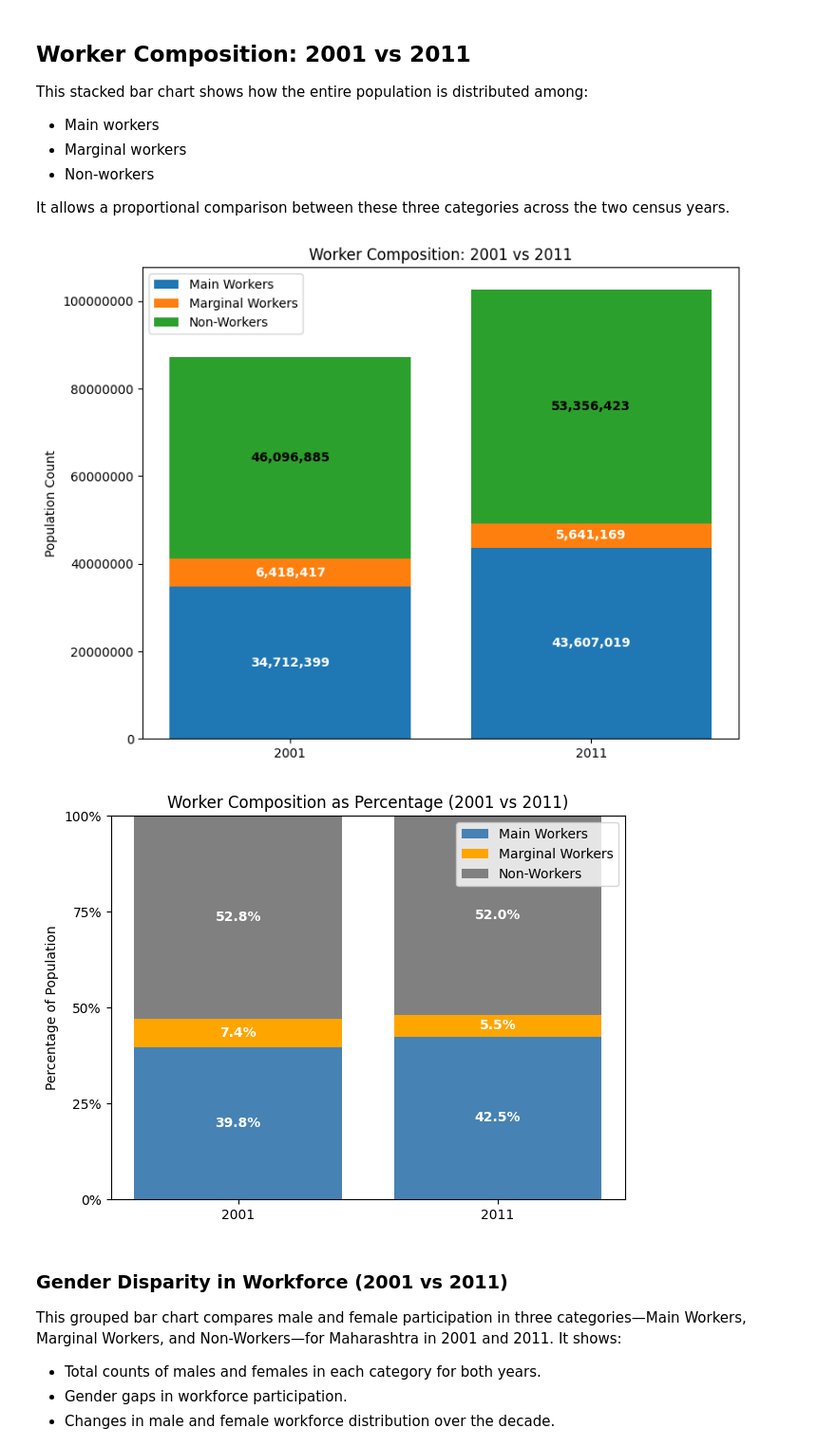
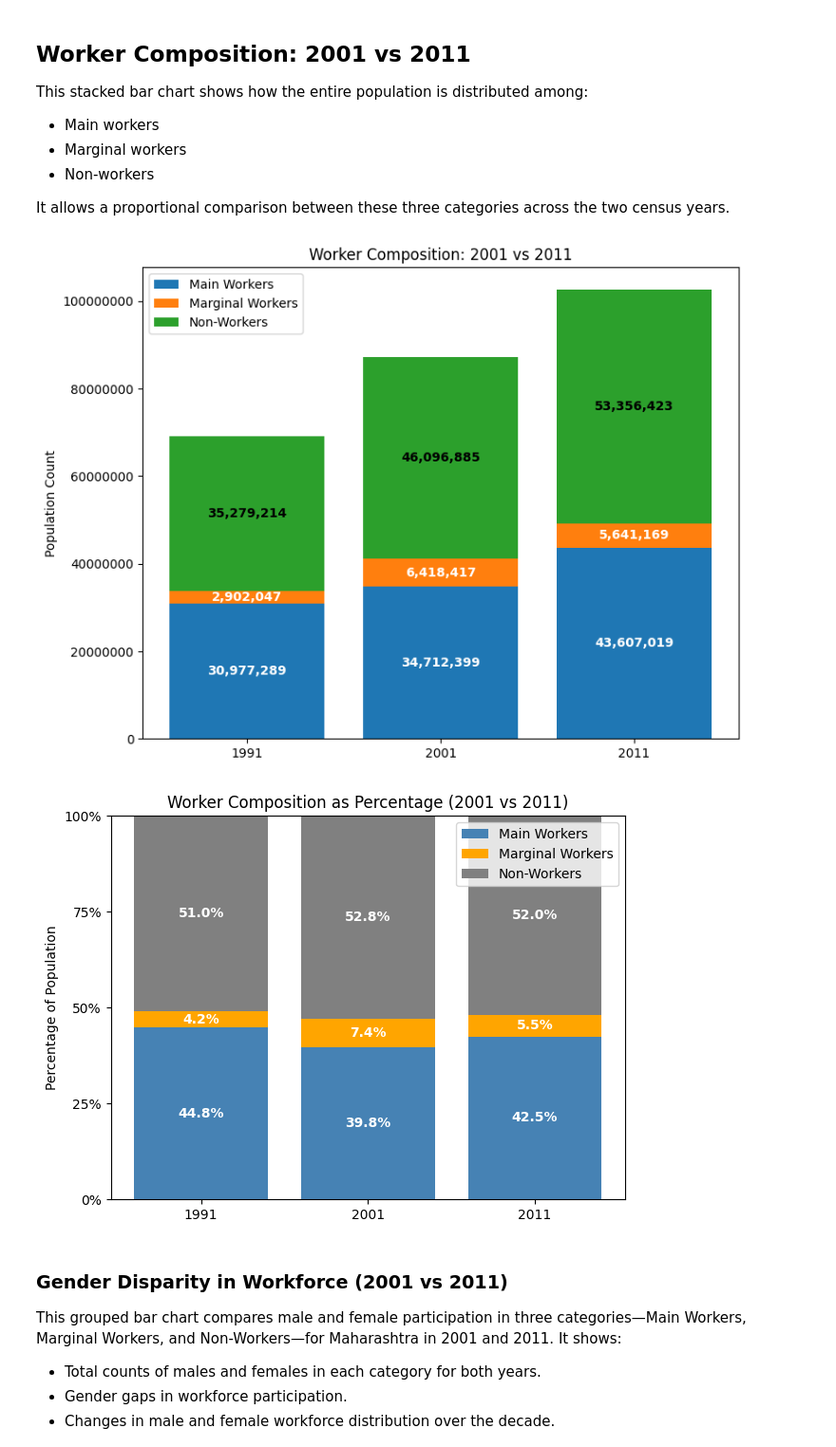
Before and after one commit to MrSaltyFish/census-data-analytics, a Jupyter notebook: Maharashtra_Comparison.ipynb, the cells around one changed output. Shown at 95% size. Saved outputs shown, nothing was run; the diff lists cells and outputs as text; code cells hidden in the pictures.

```diff
--- a/Maharashtra_Comparison.ipynb
+++ b/Maharashtra_Comparison.ipynb
@@ -127,6 +160,10 @@ None
 ### Column Dropping: Dropping irrelavant columns
 # %%
 # Dropping columns
+columns_to_drop_91 = ['Table_Name', 'State_Code']
+age_workforce_91.drop(columns=columns_to_drop_91, inplace=True)
+age_workforce_91.reset_index(drop=True, inplace=True)
+
 columns_to_drop_01 = ['Table_Name', 'State_Code']
 age_workforce_01.drop(columns=columns_to_drop_01, inplace=True)
 age_workforce_01.reset_index(drop=True, inplace=True)
@@ -192,7 +251,7 @@ Removing missing data (many '0's in the rows, eg. Mumbai (Suburban) -> Rural)
 # %%
 cleaned_dfs = []
 
-for df in [age_workforce_11, age_workforce_01]:
+for df in [age_workforce_91, age_workforce_11, age_workforce_01]:
     df = df.copy()  # avoid side-effects on original
 
     id_columns = ['District_Code', 'Area_Name', 'Total_Rural_Urban', 'Age_Group']
@@ -214,9 +273,10 @@ for df in [age_workforce_11, age_workforce_01]:
     cleaned_dfs.append(df)
 
 # Unpack cleaned DataFrames
-age_workforce_11, age_workforce_01 = cleaned_dfs
+age_workforce_91, age_workforce_11, age_workforce_01 = cleaned_dfs
 
 ################ Resetting Index ##############
+age_workforce_91.reset_index(drop=True, inplace=True)
 age_workforce_01.reset_index(drop=True, inplace=True)
 age_workforce_11.reset_index(drop=True, inplace=True)
 # %% [markdown]
@@ -228,6 +302,14 @@ columns_to_encode = ['Total_Rural_Urban', 'Age_Group', 'Area_Name']
 encoders = {}
 
 for col in columns_to_encode:
+    # Encode and store for 1991
+    le_91 = LabelEncoder()
+    age_workforce_91[col] = le_91.fit_transform(age_workforce_91[col])
+    encoders[f'{col}_91'] = le_91
+    print(f"\n1991 - Mappings for column '{col}':")
+    for i, label in enumerate(le_91.classes_):
+        print(f"  {label} -> {i}")
+
     # Encode and store for 2001
     le_01 = LabelEncoder()
     age_workforce_01[col] = le_01.fit_transform(age_workforce_01[col])
@@ -369,10 +499,10 @@ This stacked bar chart shows how the entire population is distributed among:
 It allows a proportional comparison between these three categories across the two census years.
 # %%
 # Combine data by summing relevant fields
-main = [age_workforce_01['Main_Workers_Persons'].sum(), age_workforce_11['Main_Workers_Persons'].sum()]
-marginal = [age_workforce_01['Marginal_0_to_6_Persons'].sum(), age_workforce_11['Marginal_0_to_6_Persons'].sum()]
-non = [age_workforce_01['Non_Workers_Total_Persons'].sum(), age_workforce_11['Non_Workers_Total_Persons'].sum()]
-years = ['2001', '2011']
+main = [age_workforce_91['Main_Workers_Persons'].sum(), age_workforce_01['Main_Workers_Persons'].sum(), age_workforce_11['Main_Workers_Persons'].sum()]
+marginal = [age_workforce_91['Marginal_0_to_6_Persons'].sum(), age_workforce_01['Marginal_0_to_6_Persons'].sum(), age_workforce_11['Marginal_0_to_6_Persons'].sum()]
+non = [age_workforce_91['Non_Workers_Total_Persons'].sum(), age_workforce_01['Non_Workers_Total_Persons'].sum(), age_workforce_11['Non_Workers_Total_Persons'].sum()]
+years = ['1991', '2001', '2011']
 
 fig, ax = plt.subplots(figsize=(8, 6))
 
@@ -395,41 +525,41 @@ ax.legend()
 plt.tight_layout()
 plt.show()
 # %% [output]
-[figure, old version]
+[figure, new version]
 # %%
 # Step 1: Get raw values
-main = [age_workforce_01['Main_Workers_Persons'].sum(), age_workforce_11['Main_Workers_Persons'].sum()]
-marginal = [age_workforce_01['Marginal_0_to_6_Persons'].sum(), age_workforce_11['Marginal_0_to_6_Persons'].sum()]
-non = [age_workforce_01['Non_Workers_Total_Persons'].sum(), age_workforce_11['Non_Workers_Total_Persons'].sum()]
-years = ['2001', '2011']
+main = [age_workforce_91['Main_Workers_Persons'].sum(), age_workforce_01['Main_Workers_Persons'].sum(), age_workforce_11['Main_Workers_Persons'].sum()]
+marginal = [age_workforce_91['Marginal_0_to_6_Persons'].sum(), age_workforce_01['Marginal_0_to_6_Persons'].sum(), age_workforce_11['Marginal_0_to_6_Persons'].sum()]
+non = [age_workforce_91['Non_Workers_Total_Persons'].sum(), age_workforce_01['Non_Workers_Total_Persons'].sum(), age_workforce_11['Non_Workers_Total_Persons'].sum()]
+years = ['1991', '2001', '2011']
 
 # Step 2: Convert to percentages
-totals = [main[i] + marginal[i] + non[i] for i in range(2)]
-main_pct = [main[i] / totals[i] for i in range(2)]
-marginal_pct = [marginal[i] / totals[i] for i in range(2)]
-non_pct = [non[i] / totals[i] for i in range(2)]
+totals = [main[i] + marginal[i] + non[i] for i in range(3)]
+main_pct = [main[i] / totals[i] for i in range(3)]
+marginal_pct = [marginal[i] / totals[i] for i in range(3)]
+non_pct = [non[i] / totals[i] for i in range(3)]
 
 # Step 3: Plot normalized stacked bar chart
 bars_main = plt.bar(years, main_pct, label='Main Workers', color='steelblue')
 bars_marginal = plt.bar(years, marginal_pct, bottom=main_pct, label='Marginal Workers', color='orange')
-bars_non = plt.bar(years, non_pct, bottom=[main_pct[i] + marginal_pct[i] for i in range(2)], label='Non-Workers', color='gray')
+bars_non = plt.bar(years, non_pct, bottom=[main_pct[i] + marginal_pct[i] for i in range(3)], label='Non-Workers', color='gray')
 
 # Step 4: Add percentage labels in center of bars
-for i in range(2):
+for i in range(3):
     plt.text(i, main_pct[i]/2, f'{main_pct[i]*100:.1f}%', ha='center', va='center', color='white', fontsize=10, fontweight='bold')
     plt.text(i, main_pct[i] + marginal_pct[i]/2, f'{marginal_pct[i]*100:.1f}%', ha='center', va='center', color='white', fontsize=10, fontweight='bold')
     plt.text(i, main_pct[i] + marginal_pct[i] + non_pct[i]/2, f'{non_pct[i]*100:.1f}%', ha='center', va='center', color='white', fontsize=10, fontweight='bold')
 
 # Formatting
 plt.title('Worker Composition as Percentage (2001 vs 2011)')
 plt.ylabel('Percentage of Population')
 plt.ylim(0, 1)
 plt.yticks([0, 0.25, 0.5, 0.75, 1], ['0%', '25%', '50%', '75%', '100%'])
 plt.legend()
 plt.tight_layout()
 plt.show()
 # %% [output]
-[figure, old version]
+[figure, new version]
 # %% [markdown]
 ### Gender Disparity in Workforce (2001 vs 2011)
 
```
Also changed, not shown: parts of 29 cells of this notebook, 1 other file.
